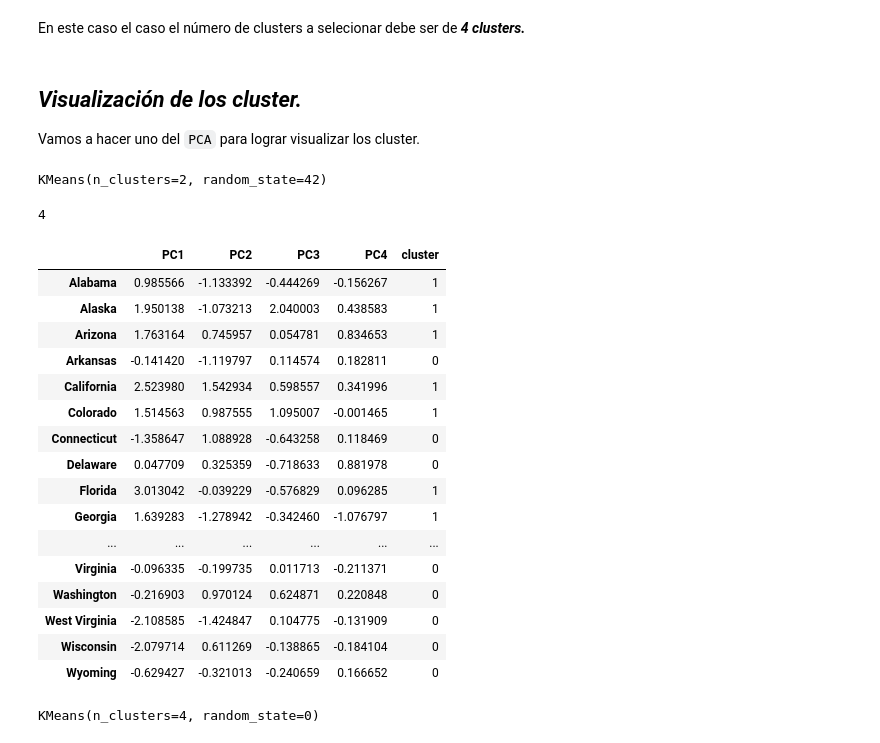
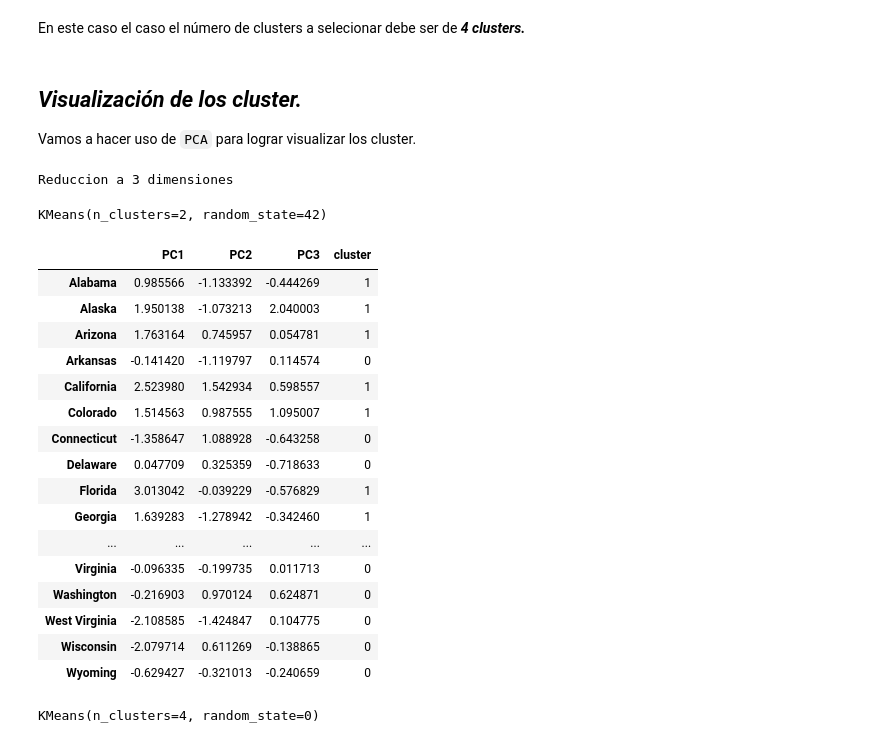
Before and after one commit to lacamposm/Metodos-Estadisticos, a Jupyter notebook: Lectura_9_Kmeans.ipynb, the cells around one changed output. Saved outputs shown, nothing was run; the diff lists cells and outputs as text; code cells hidden in the pictures.

```diff
--- a/Lectura_9_Kmeans.ipynb
+++ b/Lectura_9_Kmeans.ipynb
@@ -19,11 +16,16 @@ import seaborn as sns
 from sklearn.preprocessing import StandardScaler
 from sklearn.decomposition import PCA
 from sklearn.cluster import KMeans
-from utils.plots_clustering import cluster_biplot, elbow_plot, plot_silhouette, gap_statistic
+from utils.plots_clustering import (
+    cluster_biplot,
+    elbow_plot,
+    plot_silhouette,
+    gap_statistic
+)
 
 plt.style.use("ggplot")
 plt.rcParams["figure.figsize"] = (15,6)
-url_base = "https://raw.githubusercontent.com/lacamposm/Metodos_Estadisticos/main/data/"
+url_base = "https://raw.githubusercontent.com/lacamposm/Metodos-Estadisticos/main/data/"
 # %% [markdown]
 ## ***$k$-means clustering***
 
@@ -138,7 +139,7 @@ centroides
 # %%
 ## Plot centroides.
 temp = centroides.iloc[0:4,0:5]
-temp.index = ["cluster1","cluster2"]
+temp.index = ["cluster0","cluster1"]
 X_axis, a = np.arange(len(temp.columns)), np.flip(np.arange(-0.1,0.1,0.1))
 ##
 for i,index in enumerate(temp.index):
@@ -357,42 +346,39 @@ En este caso el caso el número de clusters a selecionar debe ser de ***4 cluste
 # %% [markdown]
 ## ***Visualización de los cluster.***
 
-Vamos a hacer uno del `PCA` para lograr visualizar los cluster.
+Vamos a hacer uso de `PCA` para lograr visualizar los cluster.
 # %%
-pca = PCA(n_components=0.99)
-pca.fit(scaled_data)
-pca_array = pca.transform(scaled_data)
+pca = PCA(n_components=0.90)
+pca_transform = pca.fit_transform(scaled_data)
+print("Reduccion a", pca.n_components_, "dimensiones")
 
 kmeans = KMeans(n_clusters=2, random_state=42)
-kmeans.fit(pca_array)
+kmeans.fit(pca_transform)
 # %% [output]
-KMeans(n_clusters=2, random_state=42)
+Reduccion a 3 dimensiones
+KMeans(n_clusters=2, random_state=42)
-# %%
-pca.n_components_
-# %% [output]
-4
 # %%
-df_with_pca = pd.DataFrame(pca_array, index=df_usarrests.index, columns=[f"PC{i+1}" for i in range(pca.n_components_)])
+df_with_pca = pd.DataFrame(pca_transform, index=df_usarrests.index, columns=[f"PC{i+1}" for i in range(pca.n_components_)])
 df_with_pca["cluster"] = kmeans.labels_
 df_with_pca
 # %% [output]
-|  | PC1 | PC2 | PC3 | PC4 | cluster |
-| Alabama | 0.985566 | -1.133392 | -0.444269 | -0.156267 | 1 |
-| Alaska | 1.950138 | -1.073213 | 2.040003 | 0.438583 | 1 |
-| Arizona | 1.763164 | 0.745957 | 0.054781 | 0.834653 | 1 |
-| Arkansas | -0.141420 | -1.119797 | 0.114574 | 0.182811 | 0 |
-| California | 2.523980 | 1.542934 | 0.598557 | 0.341996 | 1 |
-| Colorado | 1.514563 | 0.987555 | 1.095007 | -0.001465 | 1 |
-| Connecticut | -1.358647 | 1.088928 | -0.643258 | 0.118469 | 0 |
-| Delaware | 0.047709 | 0.325359 | -0.718633 | 0.881978 | 0 |
-| Florida | 3.013042 | -0.039229 | -0.576829 | 0.096285 | 1 |
-| Georgia | 1.639283 | -1.278942 | -0.342460 | -1.076797 | 1 |
-| ... | ... | ... | ... | ... | ... |
-| Virginia | -0.096335 | -0.199735 | 0.011713 | -0.211371 | 0 |
-| Washington | -0.216903 | 0.970124 | 0.624871 | 0.220848 | 0 |
-| West Virginia | -2.108585 | -1.424847 | 0.104775 | -0.131909 | 0 |
-| Wisconsin | -2.079714 | 0.611269 | -0.138865 | -0.184104 | 0 |
-| Wyoming | -0.629427 | -0.321013 | -0.240659 | 0.166652 | 0 |
+|  | PC1 | PC2 | PC3 | cluster |
+| Alabama | 0.985566 | -1.133392 | -0.444269 | 1 |
+| Alaska | 1.950138 | -1.073213 | 2.040003 | 1 |
+| Arizona | 1.763164 | 0.745957 | 0.054781 | 1 |
+| Arkansas | -0.141420 | -1.119797 | 0.114574 | 0 |
+| California | 2.523980 | 1.542934 | 0.598557 | 1 |
+| Colorado | 1.514563 | 0.987555 | 1.095007 | 1 |
+| Connecticut | -1.358647 | 1.088928 | -0.643258 | 0 |
+| Delaware | 0.047709 | 0.325359 | -0.718633 | 0 |
+| Florida | 3.013042 | -0.039229 | -0.576829 | 1 |
+| Georgia | 1.639283 | -1.278942 | -0.342460 | 1 |
+| ... | ... | ... | ... | ... |
+| Virginia | -0.096335 | -0.199735 | 0.011713 | 0 |
+| Washington | -0.216903 | 0.970124 | 0.624871 | 0 |
+| West Virginia | -2.108585 | -1.424847 | 0.104775 | 0 |
+| Wisconsin | -2.079714 | 0.611269 | -0.138865 | 0 |
+| Wyoming | -0.629427 | -0.321013 | -0.240659 | 0 |
 # %%
 # Plot con 2 clusters.
 cluster_biplot(pca, df_usarrests, kmeans.labels_, size_text=5)
```
Also changed, not shown: parts of 14 cells of this notebook, 3 other files.
